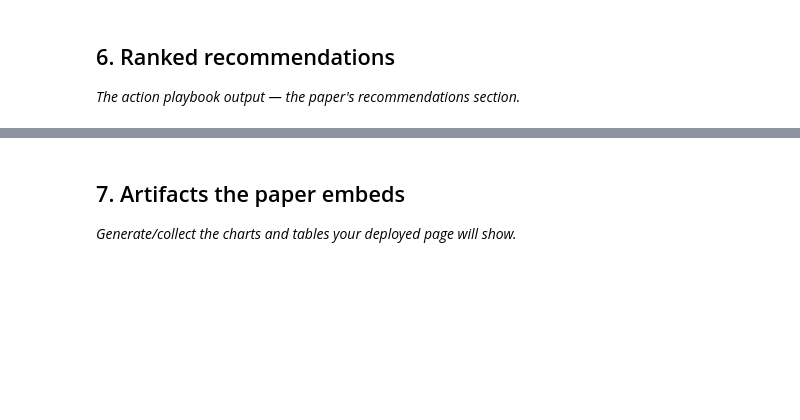
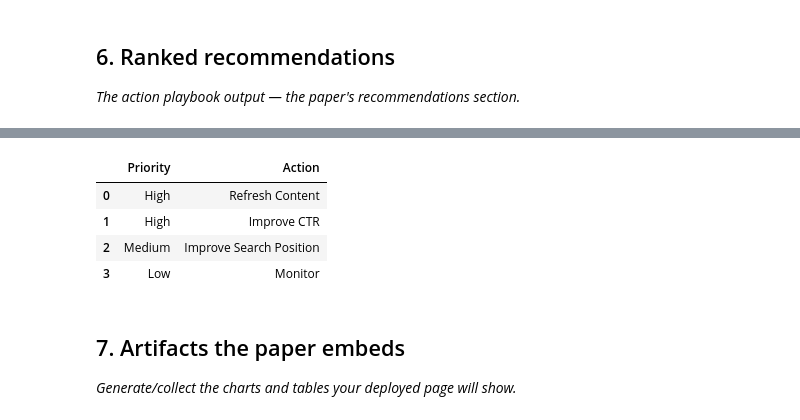
Before and after one commit to Srinithi-A/SRIML, a Jupyter notebook: work/notebooks/capstone.ipynb, the cells around one changed output, grey strips where cells are left out. Saved outputs shown, nothing was run; the diff lists cells and outputs as text; code cells hidden in the pictures; blank space fills up the shorter version.

```diff
--- a/work/notebooks/capstone.ipynb
+++ b/work/notebooks/capstone.ipynb
@@ -51,3 +189,21 @@ This skeleton is yours to fill. Work the sections **in order** — each one has
+# %%
+recommendations = pd.DataFrame({
+    "Priority": ["High", "High", "Medium", "Low"],
+    "Action": [
+        "Refresh Content",
+        "Improve CTR",
+        "Improve Search Position",
+        "Monitor"
+    ]
+})
+
+display(recommendations)
+# %% [output]
+|  | Priority | Action |
+| 0 | High | Refresh Content |
+| 1 | High | Improve CTR |
+| 2 | Medium | Improve Search Position |
+| 3 | Low | Monitor |
 # %% [markdown]
 ## 7. Artifacts the paper embeds
 
```
Also changed, not shown: parts of 14 cells of this notebook.
